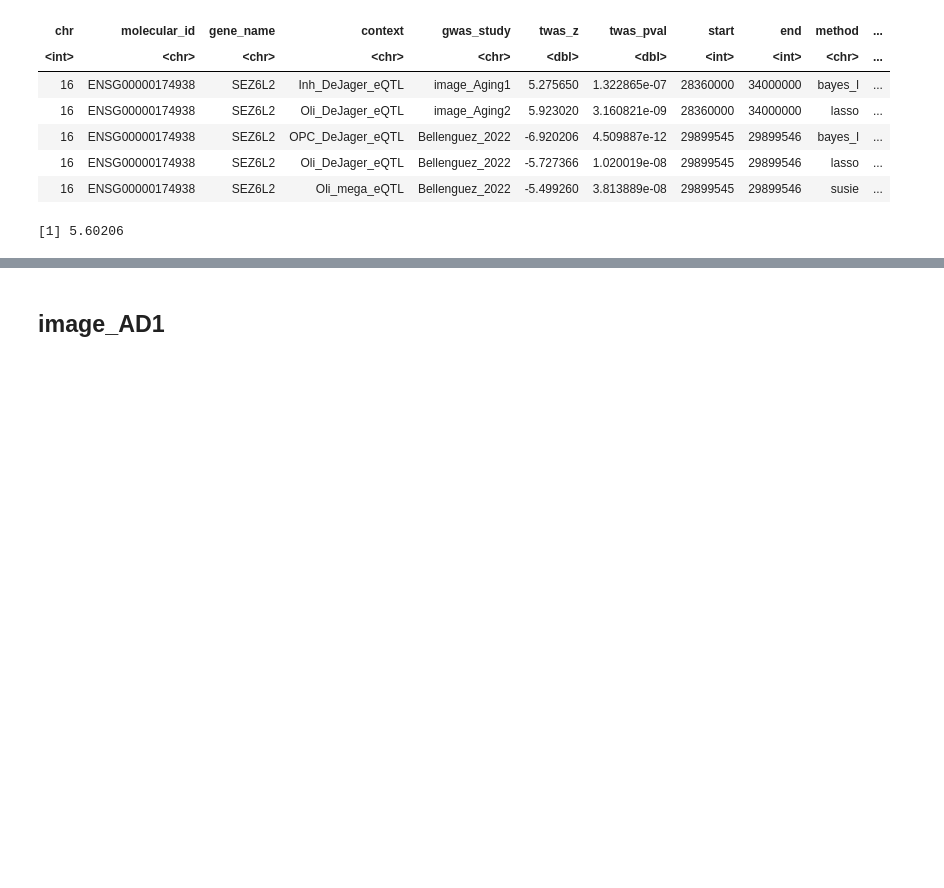
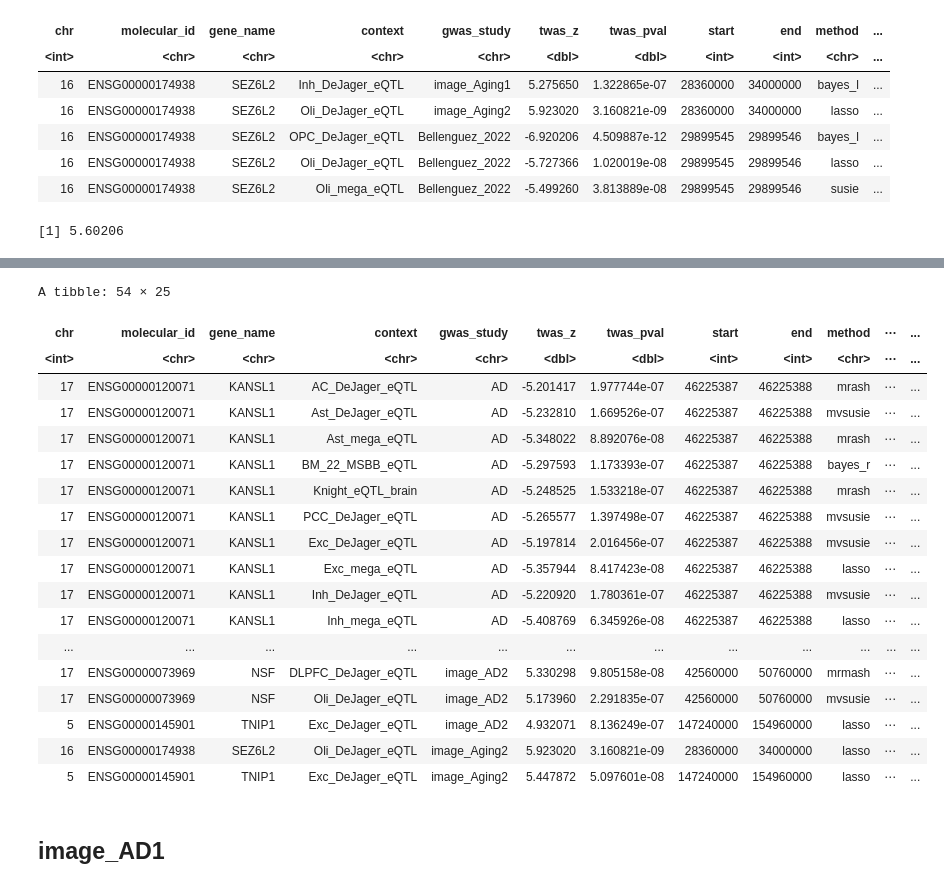
Before and after one commit to rl3328/DNE_xQTL_paper, a Jupyter notebook: main_text/4_candidate_genes/staging/interested_genes/TWAS_QTL/twas_story_allcontexts.ipynb, the cells around one changed output, grey strips where cells are left out. Drawn from its saved outputs; the diff is of its cells as text; code cells hidden in the pictures; blank space fills up the shorter version.

```diff
--- a/main_text/4_candidate_genes/staging/interested_genes/TWAS_QTL/twas_story_allcontexts.ipynb
+++ b/main_text/4_candidate_genes/staging/interested_genes/TWAS_QTL/twas_story_allcontexts.ipynb
@@ -384,3 +409,25 @@ Warning message:
+# %%
+plot_data_processed
+# %% [output]
+A tibble: 54 × 25
+| chr | molecular_id | gene_name | context | gwas_study | twas_z | twas_pval | start | end | method | ⋯ | ... |
+| <int> | <chr> | <chr> | <chr> | <chr> | <dbl> | <dbl> | <int> | <int> | <chr> | ⋯ | ... |
+| 17 | ENSG00000120071 | KANSL1 | AC_DeJager_eQTL | AD | -5.201417 | 1.977744e-07 | 46225387 | 46225388 | mrash | ⋯ | ... |
+| 17 | ENSG00000120071 | KANSL1 | Ast_DeJager_eQTL | AD | -5.232810 | 1.669526e-07 | 46225387 | 46225388 | mvsusie | ⋯ | ... |
+| 17 | ENSG00000120071 | KANSL1 | Ast_mega_eQTL | AD | -5.348022 | 8.892076e-08 | 46225387 | 46225388 | mrash | ⋯ | ... |
+| 17 | ENSG00000120071 | KANSL1 | BM_22_MSBB_eQTL | AD | -5.297593 | 1.173393e-07 | 46225387 | 46225388 | bayes_r | ⋯ | ... |
+| 17 | ENSG00000120071 | KANSL1 | Knight_eQTL_brain | AD | -5.248525 | 1.533218e-07 | 46225387 | 46225388 | mrash | ⋯ | ... |
+| 17 | ENSG00000120071 | KANSL1 | PCC_DeJager_eQTL | AD | -5.265577 | 1.397498e-07 | 46225387 | 46225388 | mvsusie | ⋯ | ... |
+| 17 | ENSG00000120071 | KANSL1 | Exc_DeJager_eQTL | AD | -5.197814 | 2.016456e-07 | 46225387 | 46225388 | mvsusie | ⋯ | ... |
+| 17 | ENSG00000120071 | KANSL1 | Exc_mega_eQTL | AD | -5.357944 | 8.417423e-08 | 46225387 | 46225388 | lasso | ⋯ | ... |
+| 17 | ENSG00000120071 | KANSL1 | Inh_DeJager_eQTL | AD | -5.220920 | 1.780361e-07 | 46225387 | 46225388 | mvsusie | ⋯ | ... |
+| 17 | ENSG00000120071 | KANSL1 | Inh_mega_eQTL | AD | -5.408769 | 6.345926e-08 | 46225387 | 46225388 | lasso | ⋯ | ... |
+| ... | ... | ... | ... | ... | ... | ... | ... | ... | ... | ... | ... |
+| 17 | ENSG00000073969 | NSF | DLPFC_DeJager_eQTL | image_AD2 | 5.330298 | 9.805158e-08 | 42560000 | 50760000 | mrmash | ⋯ | ... |
+| 17 | ENSG00000073969 | NSF | Oli_DeJager_eQTL | image_AD2 | 5.173960 | 2.291835e-07 | 42560000 | 50760000 | mvsusie | ⋯ | ... |
+| 5 | ENSG00000145901 | TNIP1 | Exc_DeJager_eQTL | image_AD2 | 4.932071 | 8.136249e-07 | 147240000 | 154960000 | lasso | ⋯ | ... |
+| 16 | ENSG00000174938 | SEZ6L2 | Oli_DeJager_eQTL | image_Aging2 | 5.923020 | 3.160821e-09 | 28360000 | 34000000 | lasso | ⋯ | ... |
+| 5 | ENSG00000145901 | TNIP1 | Exc_DeJager_eQTL | image_Aging2 | 5.447872 | 5.097601e-08 | 147240000 | 154960000 | lasso | ⋯ | ... |
 # %%
 ggsave("twas_AD2.png", plot = p_gene_grouped_AD2, width = 16, height = 10, dpi = 300)
 # %% [markdown]
```
Also changed, not shown: parts of 12 cells of this notebook, 6 other files.
